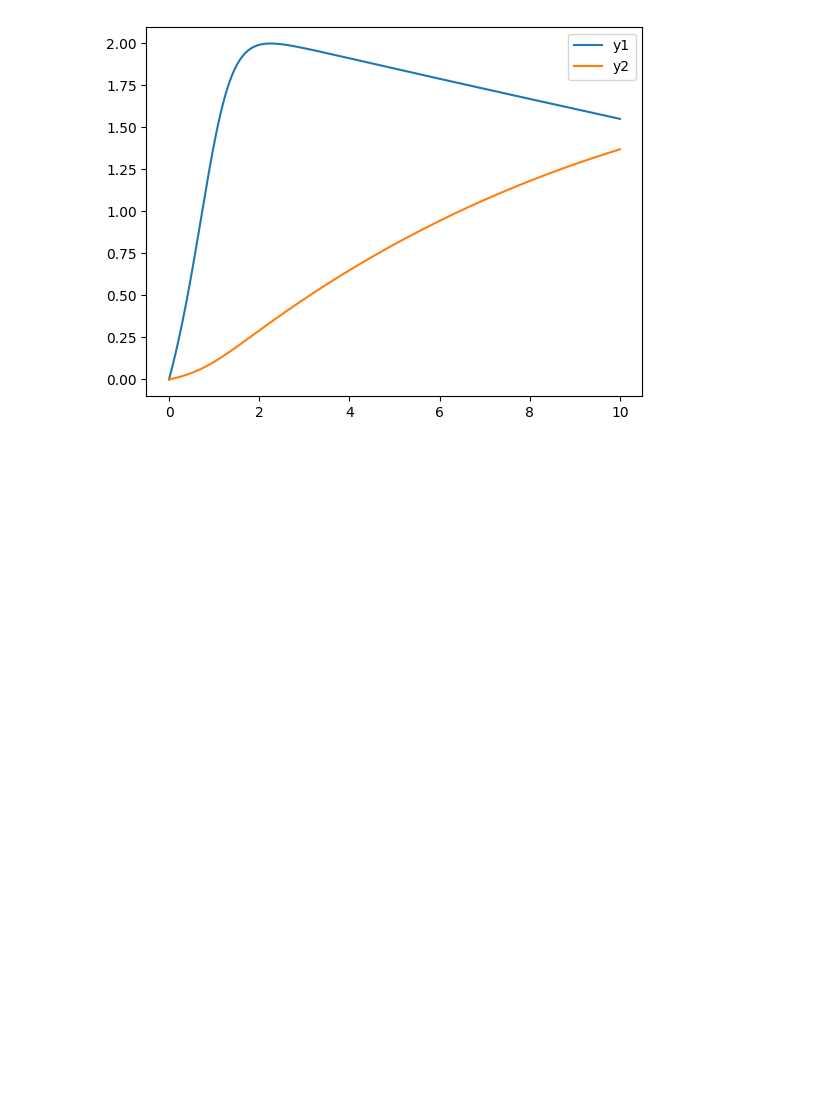
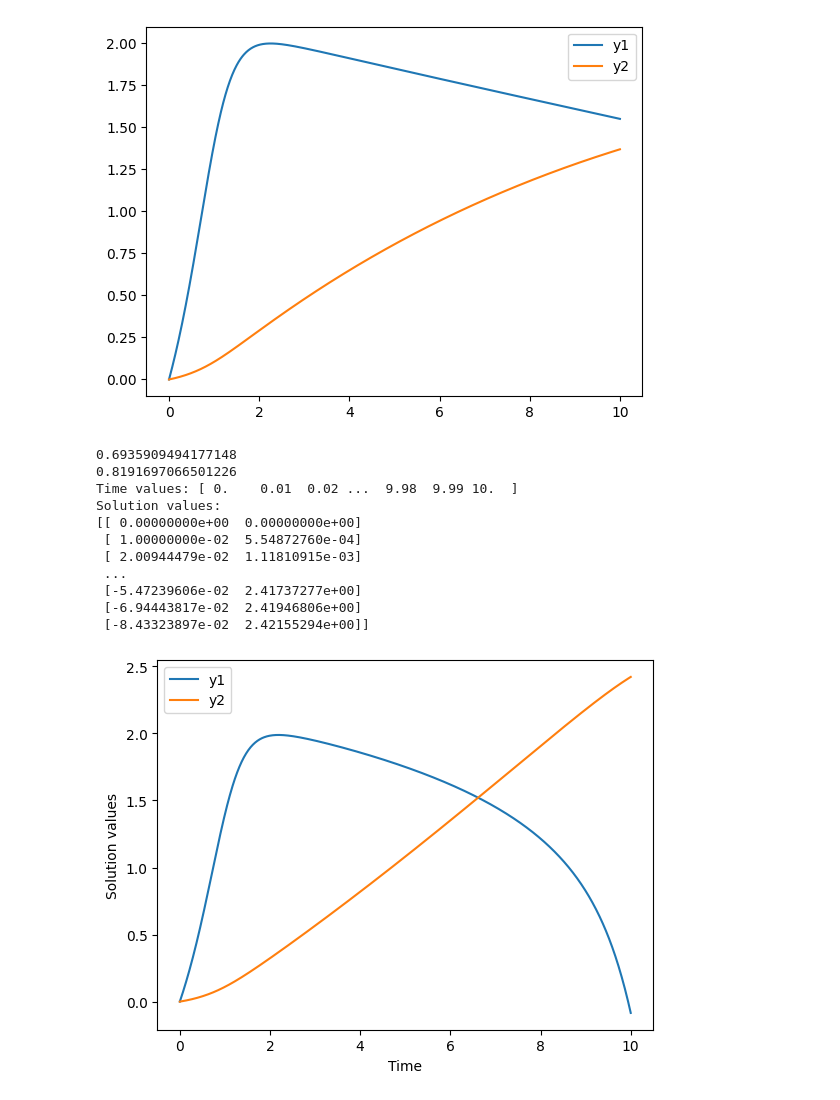
Before and after one commit to Armelle-h/Variance_reduction_Stochastic_Simulation_Project, a Jupyter notebook: Question5a).ipynb, the cells around one changed output. Cells and saved outputs as stored; diff of their text form; code cells hidden in the pictures; blank space fills up the shorter version.

```diff
--- a/Question5a).ipynb
+++ b/Question5a).ipynb
@@ -39,3 +39,68 @@ plt.show()
 0.6924247664774021
 0.8796977614968137
 [figure]
+# %%
+import numpy as np
+import random
+import matplotlib.pyplot as plt
+
+
+a=random.uniform(0.6, 0.8)
+print(a)
+b=random.uniform(0.7,0.9)
+print(b)
+eps=0.08
+
+def forward_euler_system(f, y0, t_span, h):
+    t_values = np.arange(t_span[0], t_span[1] + h, h)
+    y_values = [y0]
+
+    for t in t_values[:-1]:
+        y_next = y_values[-1] + h * np.array(f(t, y_values[-1]))
+        y_values.append(y_next)
+
+    return t_values, np.array(y_values)
+
+# Example usage:
+# Define the system of ODEs as a function f(t, y)
+def f(t, y):
+    dy1_dt = y[0] - (y[0]**3)/3 - y[1]+1
+    dy2_dt = eps*(y[0] + a + b*y[1])
+    return [dy1_dt, dy2_dt]
+
+# Initial values
+y0 = [0, 0]
+
+# Time span and step size
+t_span = [0, 10]
+h = 0.01
+
+
+
+# Solve the system using forward Euler
+t_values, y_values = forward_euler_system(f, y0, t_span, h)
+
+# Print or plot the results as needed
+print("Time values:", t_values)
+print("Solution values:")
+print(y_values)
+
+plt.plot(t_values, y_values[:, 0], label='y1')
+plt.plot(t_values, y_values[:, 1], label='y2')
+plt.xlabel('Time')
+plt.ylabel('Solution values')
+plt.legend()
+plt.show()
+# %% [output]
+0.6935909494177148
+0.8191697066501226
+Time values: [ 0.    0.01  0.02 ...  9.98  9.99 10.  ]
+Solution values:
+[[ 0.00000000e+00  0.00000000e+00]
+ [ 1.00000000e-02  5.54872760e-04]
+ [ 2.00944479e-02  1.11810915e-03]
+ ...
+ [-5.47239606e-02  2.41737277e+00]
+ [-6.94443817e-02  2.41946806e+00]
+ [-8.43323897e-02  2.42155294e+00]]
+[figure, added]
```
Also changed, not shown: parts of 1 cell of this notebook.
